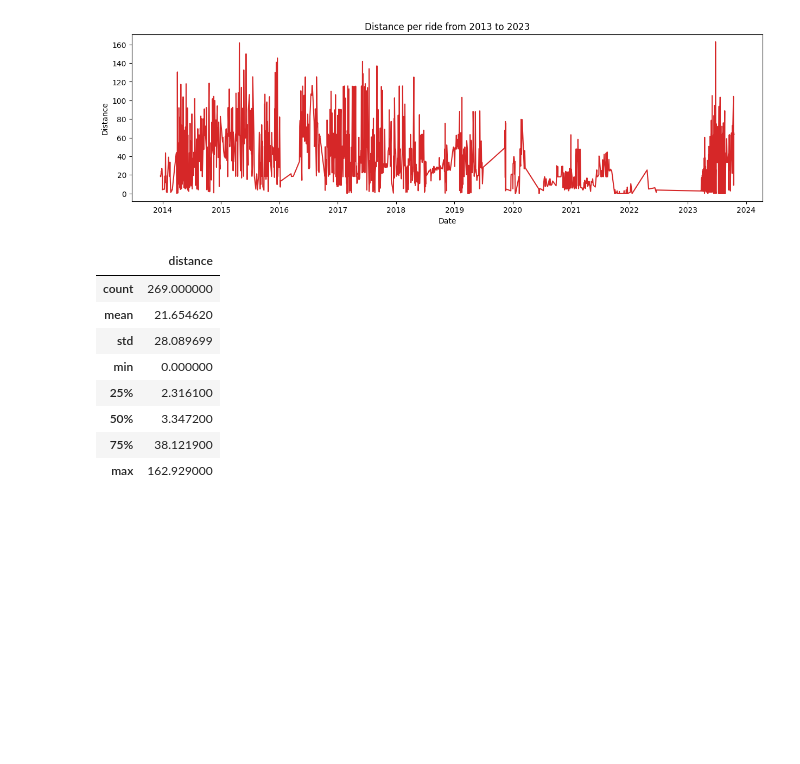
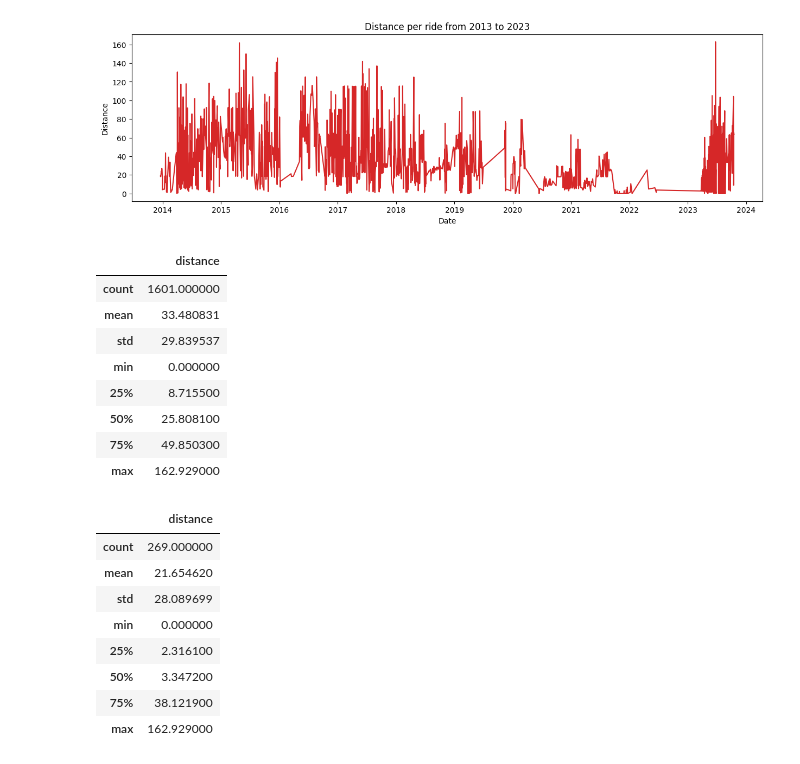
Before and after one commit to rhattark/CSE572, a Jupyter notebook: HW4/projectTimeSeriesAnalysis.ipynb, the cells around one changed output. Drawn from its saved outputs; the diff is of its cells as text; code cells hidden in the pictures; blank space fills up the shorter version.

```diff
--- a/HW4/projectTimeSeriesAnalysis.ipynb
+++ b/HW4/projectTimeSeriesAnalysis.ipynb
@@ -70,6 +70,18 @@ plt.gca().set(title='Distance per ride from 2013 to 2023', xlabel='Date', ylabel
 plt.show()
 # %% [output]
 [figure]
+# %%
+form_dist_df.describe()
+# %% [output]
+|  | distance |
+| count | 1601.000000 |
+| mean | 33.480831 |
+| std | 29.839537 |
+| min | 0.000000 |
+| 25% | 8.715500 |
+| 50% | 25.808100 |
+| 75% | 49.850300 |
+| max | 162.929000 |
 # %%
 df_2023 = form_dist_df[form_dist_df['date'].dt.year == 2023]
 df_2023.describe()
```
Also changed, not shown: parts of 2 cells of this notebook.
